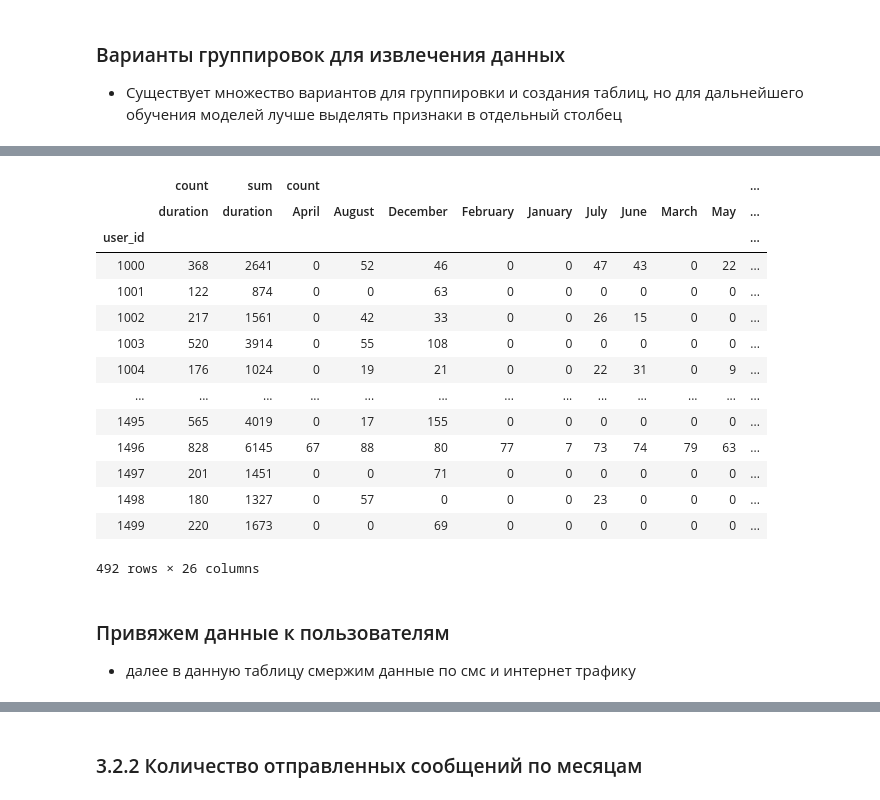
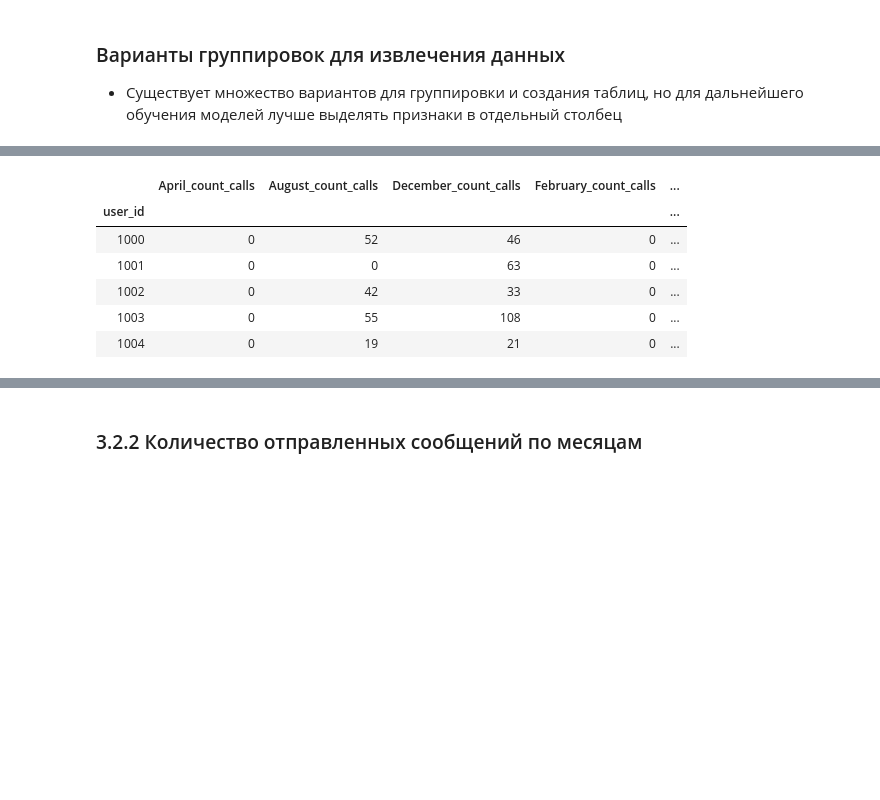
Before and after one commit to rendley/yandex_data_sciense, a Jupyter notebook: Step_4/project.ipynb, the cells around one changed output, grey strips where cells are left out. Cells and saved outputs as stored; diff of their text form; code cells hidden in the pictures; blank space fills up the shorter version.

```diff
--- a/Step_4/project.ipynb
+++ b/Step_4/project.ipynb
@@ -459,9 +459,17 @@ calls.head(1)
 #                   .rename(columns={'duration':'month_calls_duration','id':'calls_total_in_month'})\
 # %%
 ## Временный датасет с количеством минут и разбиением по месяцам
-temp = calls.pivot_table(index='user_id',
-                    columns='call_date_month',
-                    values='duration',
-                    aggfunc=['count', 'sum'],
-                    fill_value = 0)
-temp
+calls_count_sum_month = (
+
+        calls.pivot_table(index='user_id',
+                        columns='call_date_month',
+                        values='duration',
+                        aggfunc='count',
+                        fill_value = 0)
+        .merge(calls.pivot_table(index='user_id',
+                        columns='call_date_month',
+                        values='duration',
+                        aggfunc='sum',
+                        fill_value = 0),
+                        on='user_id', how='outer', suffixes=('_count_calls', '_sum_calls'))
+       )
@@ -484,30 +476,22 @@ temp
 # %%
 #### Временный датасет с количеством минут и разбиением по месяцам + добавлены общие значения
-temp_two = (
-            calls.pivot_table(index='user_id',
-                              values='duration',
-                              aggfunc=['count', 'sum'],
-                              fill_value = 0)
-            .merge(temp, how='outer', on='user_id')
-            )
-temp_two
+all_calls_month = (
+                        calls.pivot_table(index='user_id',
+                                          values='duration',
+                                          aggfunc=['count', 'sum'],
+                                          fill_value = 0)
+                        .merge(calls_count_sum_month, how='outer', on='user_id')
+
+                      )
+all_calls_month['total_count_calls'] = all_calls_month[('count', 'duration')]
+all_calls_month['sum_minutes_calls'] = all_calls_month[('sum', 'duration')]
+all_calls_month.drop([('count', 'duration'), ('sum', 'duration')], inplace=True, axis=1)
+all_calls_month.head()
 # %% [output]
-|  | count | sum | count |  |  |  |  |  |  |  |  | ... |
-|  | duration | duration | April | August | December | February | January | July | June | March | May | ... |
-| user_id |  |  |  |  |  |  |  |  |  |  |  | ... |
-| 1000 | 368 | 2641 | 0 | 52 | 46 | 0 | 0 | 47 | 43 | 0 | 22 | ... |
-| 1001 | 122 | 874 | 0 | 0 | 63 | 0 | 0 | 0 | 0 | 0 | 0 | ... |
-| 1002 | 217 | 1561 | 0 | 42 | 33 | 0 | 0 | 26 | 15 | 0 | 0 | ... |
-| 1003 | 520 | 3914 | 0 | 55 | 108 | 0 | 0 | 0 | 0 | 0 | 0 | ... |
-| 1004 | 176 | 1024 | 0 | 19 | 21 | 0 | 0 | 22 | 31 | 0 | 9 | ... |
-| ... | ... | ... | ... | ... | ... | ... | ... | ... | ... | ... | ... | ... |
-| 1495 | 565 | 4019 | 0 | 17 | 155 | 0 | 0 | 0 | 0 | 0 | 0 | ... |
-| 1496 | 828 | 6145 | 67 | 88 | 80 | 77 | 7 | 73 | 74 | 79 | 63 | ... |
-| 1497 | 201 | 1451 | 0 | 0 | 71 | 0 | 0 | 0 | 0 | 0 | 0 | ... |
-| 1498 | 180 | 1327 | 0 | 57 | 0 | 0 | 0 | 23 | 0 | 0 | 0 | ... |
-| 1499 | 220 | 1673 | 0 | 0 | 69 | 0 | 0 | 0 | 0 | 0 | 0 | ... |
+|  | April_count_calls | August_count_calls | December_count_calls | February_count_calls | ... |
+| user_id |  |  |  |  | ... |
+| 1000 | 0 | 52 | 46 | 0 | ... |
+| 1001 | 0 | 0 | 63 | 0 | ... |
+| 1002 | 0 | 42 | 33 | 0 | ... |
+| 1003 | 0 | 55 | 108 | 0 | ... |
+| 1004 | 0 | 19 | 21 | 0 | ... |
-492 rows × 26 columns
-# %% [markdown]
-### Привяжем данные к пользователям
-
-- далее в данную таблицу смержим данные по смс и интернет трафику
```
Also changed, not shown: parts of 81 cells of this notebook, 1 other file.
